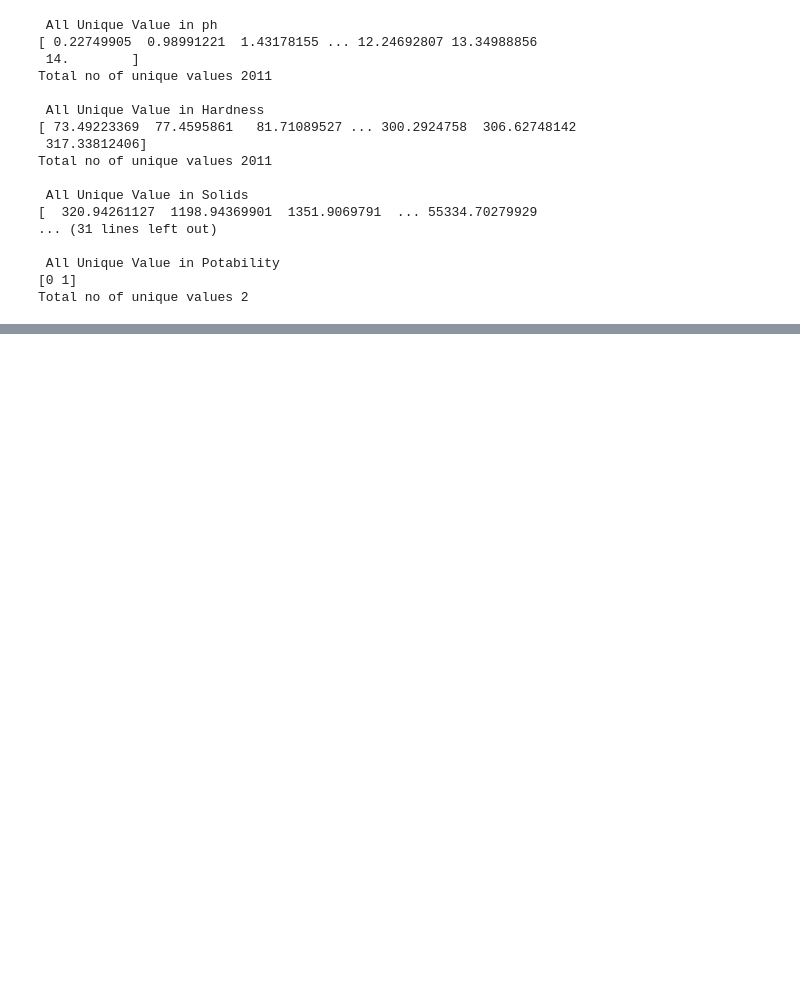
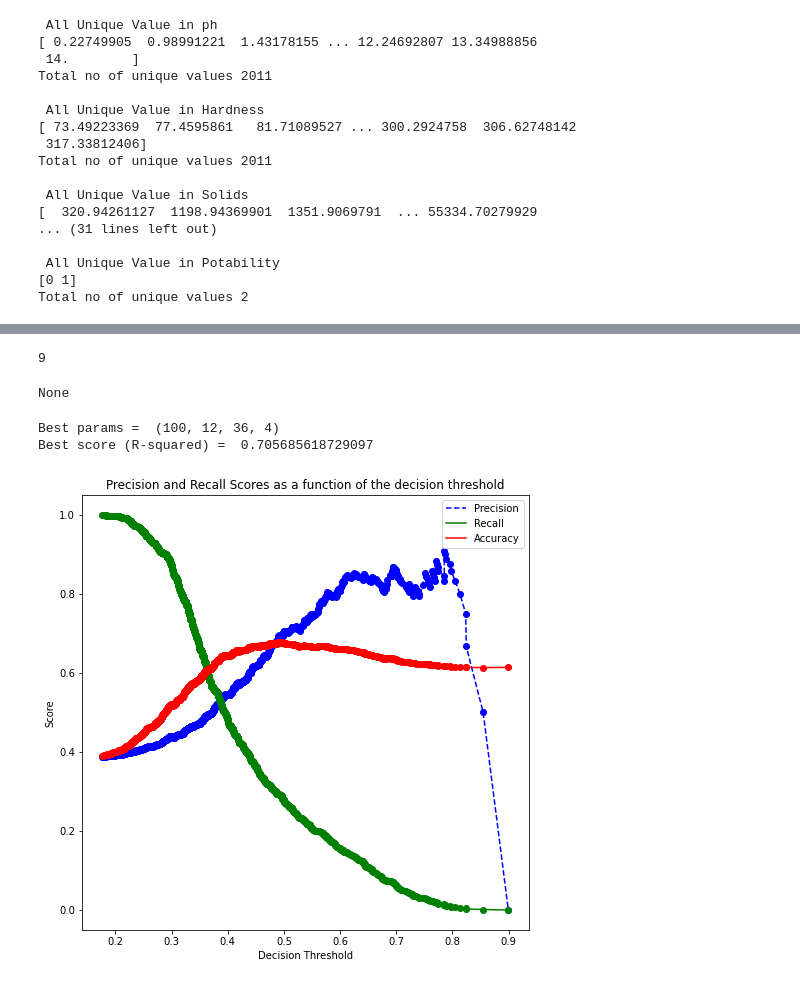
Before and after one commit to catherineerickson/STAT-303-3-Project, a Jupyter notebook: Project EDA.ipynb, the cells around one changed output, grey strips where cells are left out. Drawn from its saved outputs; the diff is of its cells as text; code cells hidden in the pictures; blank space fills up the shorter version.

```diff
--- a/Project EDA.ipynb
+++ b/Project EDA.ipynb
@@ -92,3 +144,3 @@ dtype: int64
 # %%
-df = df.dropna()
+#df = df.dropna()
 # %%
@@ -212,0 +270,5 @@ Total no of unique values 2
+# %%
+X = df.drop(columns = "Potability")
+y = df.Potability
+X_train, X_test, y_train, y_test = train_test_split(X, y, test_size = 0.4, random_state = 45)
+X_train.shape
@@ -212,0 +277,3 @@ Total no of unique values 2
+# %%
+model = RandomForestClassifier(random_state=45)
+model.fit(X_train, y_train)
@@ -212,0 +294,61 @@ Total no of unique values 2
+# %%
+n_features
+# %% [output]
+9
+# %%
+print(model.max_depth)
+# %% [output]
+None
+# %%
+params = {'n_estimators': [50,100],
+          'max_depth': range(8, 30, 4),
+          'max_leaf_nodes': range(36, 50, 4),
+        'max_features': range(2, 10)}
+
+param_list=list(it.product(*(params[Name] for Name in params)))
+
+oob_precision = [0]*len(param_list)
+i=0
+for pr in param_list:
+    model = RandomForestClassifier(random_state=1,oob_score=True,verbose=False,n_estimators = pr[0],
+                                 max_depth=pr[1],
+                                  max_leaf_nodes=pr[2],max_features=pr[3],
+                                  n_jobs=-1).fit(X_train,y_train)
+    oob_pred = (model.oob_decision_function_[:,1]>=0.5).astype(int)
+    oob_precision[i] = precision_score(y_train, oob_pred)
+    i=i+1
+
+print("Best params = ", param_list[np.argmax(oob_precision)])
+print("Best score (R-squared) = ", np.max(oob_precision))
+# %% [output]
+Best params =  (100, 12, 36, 4)
+Best score (R-squared) =  0.705685618729097
+# %%
+model = RandomForestClassifier(random_state=1, max_features=4, n_estimators = 100,
+                               oob_score=True, max_depth =12, max_leaf_nodes = 36).fit(X_train, y_train)
+# %%
+y_pred_prob = model.oob_decision_function_[:,1]
+p, r, thresholds = precision_recall_curve(y_train, y_pred_prob)
+acc = np.ndarray(shape = (len(thresholds),))
+i = 0
+for th in thresholds:
+    y_pred = y_pred_prob > th
+    y_pred = y_pred.astype(int)
+    acc[i] = accuracy_score(y_pred, y_train)
+    i = i + 1
+def plot_precision_recall_vs_threshold(precisions, recalls, thresholds):
+    plt.figure(figsize=(8, 8))
+    plt.title("Precision and Recall Scores as a function of the decision threshold")
+    plt.plot(thresholds, precisions[:-1], "b--", label="Precision")
+    plt.plot(thresholds, recalls[:-1], "g-", label="Recall")
+    plt.plot(thresholds, precisions[:-1], "o", color = 'blue')
+    plt.plot(thresholds, recalls[:-1], "o", color = 'green')
+    plt.plot(thresholds, acc, "o", color = 'red')
+    plt.plot(thresholds, acc, "r-", label="Accuracy")
+    plt.ylabel("Score")
+    plt.xlabel("Decision Threshold")
+    plt.legend(loc='best')
+    plt.legend()
+plot_precision_recall_vs_threshold(p, r, thresholds)
+# %% [output]
+[figure, added]
```
Also changed, not shown: parts of 19 cells of this notebook.
